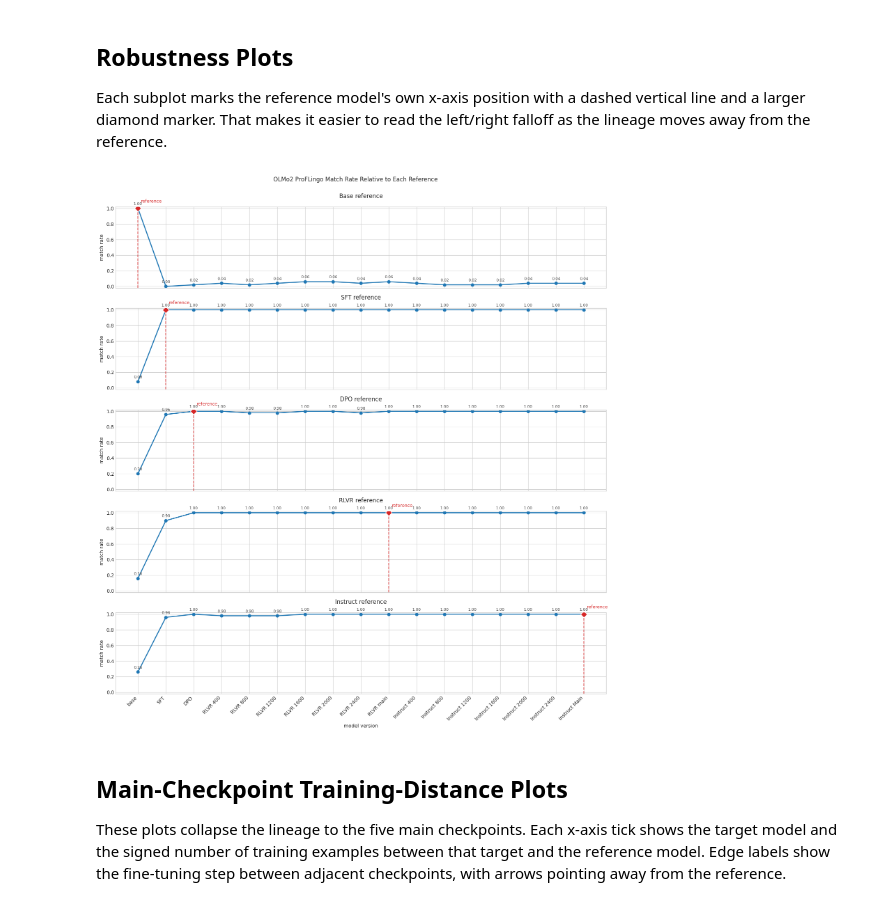
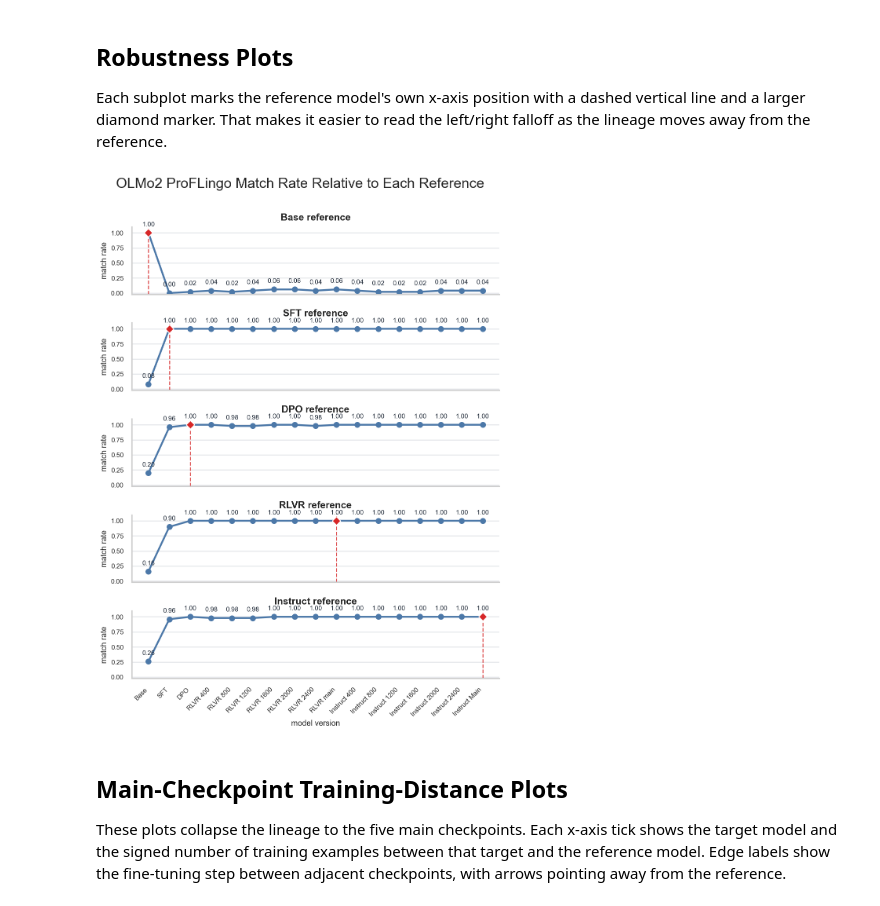
Before and after one commit to AngadK89/robust-auditing, a Jupyter notebook: notebooks/plot_olmo2_proflingo_reference_robustness.ipynb, the cells around one changed output. Saved outputs shown, nothing was run; the diff lists cells and outputs as text; code cells hidden in the pictures.

```diff
--- a/notebooks/plot_olmo2_proflingo_reference_robustness.ipynb
+++ b/notebooks/plot_olmo2_proflingo_reference_robustness.ipynb
@@ -52,7 +57,7 @@ REFERENCE_TARGET_KEYS = {
 ALL_REFERENCE_TARGET_KEYS = REFERENCE_TARGET_KEYS
 
 MODEL_VERSION_ORDER = [
-    ("base@main", "base"),
+    ("base@main", "Base"),
     ("sft@main", "SFT"),
     ("dpo@main", "DPO"),
     ("rlvr1@step_400", "RLVR 400"),
@@ -70,6 +75,15 @@ MODEL_VERSION_ORDER = [
     ("instruct@step_2400", "Instruct 2400"),
     ("instruct@main", "Instruct Main"),
 ]
+
+BASELINE_LINE_COLOR = "#4C78A8"
+CLEAN_ADAPTER_COLOR = "#F58518"
+POISONED_ADAPTER_COLOR = "#54A24B"
+REFERENCE_LINE_COLOR = "#D62728"
+LINE_MARKER_SIZE = 8
+LINE_WIDTH = 2.8
+SCORE_LABEL_FONT_SIZE = 10
+GRID_COLOR = "#E5E7EB"
 # %% [markdown]
 ## Load Reports
 
@@ -139,7 +153,7 @@ reference_names = list(REFERENCE_REPORTS)
 fig, axes = plt.subplots(
     nrows=len(reference_names),
     ncols=1,
-    figsize=(15, max(3.2 * len(reference_names), 6)),
+    figsize=(9.0, max(2.4 * len(reference_names), 4.8)),
     sharex=True,
     sharey=True,
 )
@@ -153,59 +167,54 @@ for ax, reference_name in zip(axes, reference_names):
         group["order"],
         group["match_rate"],
         marker="o",
-        linewidth=2,
-        color="tab:blue",
+        markersize=LINE_MARKER_SIZE,
+        linewidth=LINE_WIDTH,
+        color=BASELINE_LINE_COLOR,
     )
     for _, point in group.iterrows():
         if pd.notna(point["match_rate"]):
             ax.annotate(
                 f"{point['match_rate']:.2f}",
                 xy=(point["order"], point["match_rate"]),
-                xytext=(0, 7),
+                xytext=(0, 10),
                 textcoords="offset points",
                 ha="center",
-                fontsize=8,
-                color="0.25",
+                fontsize=SCORE_LABEL_FONT_SIZE,
+                color="#1F2937",
             )
 
     reference_point = group[group["is_reference_target"]]
     if not reference_point.empty:
         ref_row = reference_point.iloc[0]
-        ax.axvline(ref_row["order"], color="tab:red", linestyle="--", linewidth=1.5, alpha=0.8)
+        ax.axvline(ref_row["order"], color=REFERENCE_LINE_COLOR, linestyle="--", linewidth=1.5, alpha=0.8)
         ax.scatter(
             [ref_row["order"]],
             [ref_row["match_rate"]],
             marker="D",
-            s=90,
-            color="tab:red",
+            s=82,
+            color=REFERENCE_LINE_COLOR,
             edgecolor="white",
-            linewidth=1,
+            linewidth=1.2,
             zorder=4,
         )
-        ax.annotate(
-            "reference",
-            xy=(ref_row["order"], ref_row["match_rate"]),
-            xytext=(6, 12),
-            textcoords="offset points",
-            color="tab:red",
-            fontsize=9,
-        )
     else:
-        ax.text(0.01, 0.92, "reference position not configured", transform=ax.transAxes, color="tab:red")
+        ax.text(0.01, 0.92, "reference position not configured", transform=ax.transAxes, color=REFERENCE_LINE_COLOR)
 
-    ax.set_title(reference_name, pad=18)
+    ax.set_title(reference_name, pad=10)
     ax.set_ylabel("match rate")
-    ax.set_ylim(-0.02, 1.02)
-    ax.legend(loc="lower right")
+    ax.set_ylim(-0.02, 1.10)
+    ax.grid(axis="y", color=GRID_COLOR)
+    ax.grid(axis="x", visible=False)
+    sns.despine(ax=ax)
 
 axes[-1].set_xlabel("model version")
 axes[-1].set_xticks(range(len(MODEL_VERSION_ORDER)), x_labels, rotation=45, ha="right")
-fig.suptitle("OLMo2 ProFLingo Match Rate Relative to Each Reference", y=1.0)
+fig.suptitle("OLMo2 ProFLingo Match Rate Relative to Each Reference", y=0.995)
 fig.tight_layout()
 save_figure(fig, "proflingo_reference_match_rates.png")
 plt.show()
 # %% [output]
-[figure, old version]
+[figure, new version]
 # %% [markdown]
 ## Main-Checkpoint Training-Distance Plots
 
```
Also changed, not shown: parts of 9 cells of this notebook, 26 other files.
